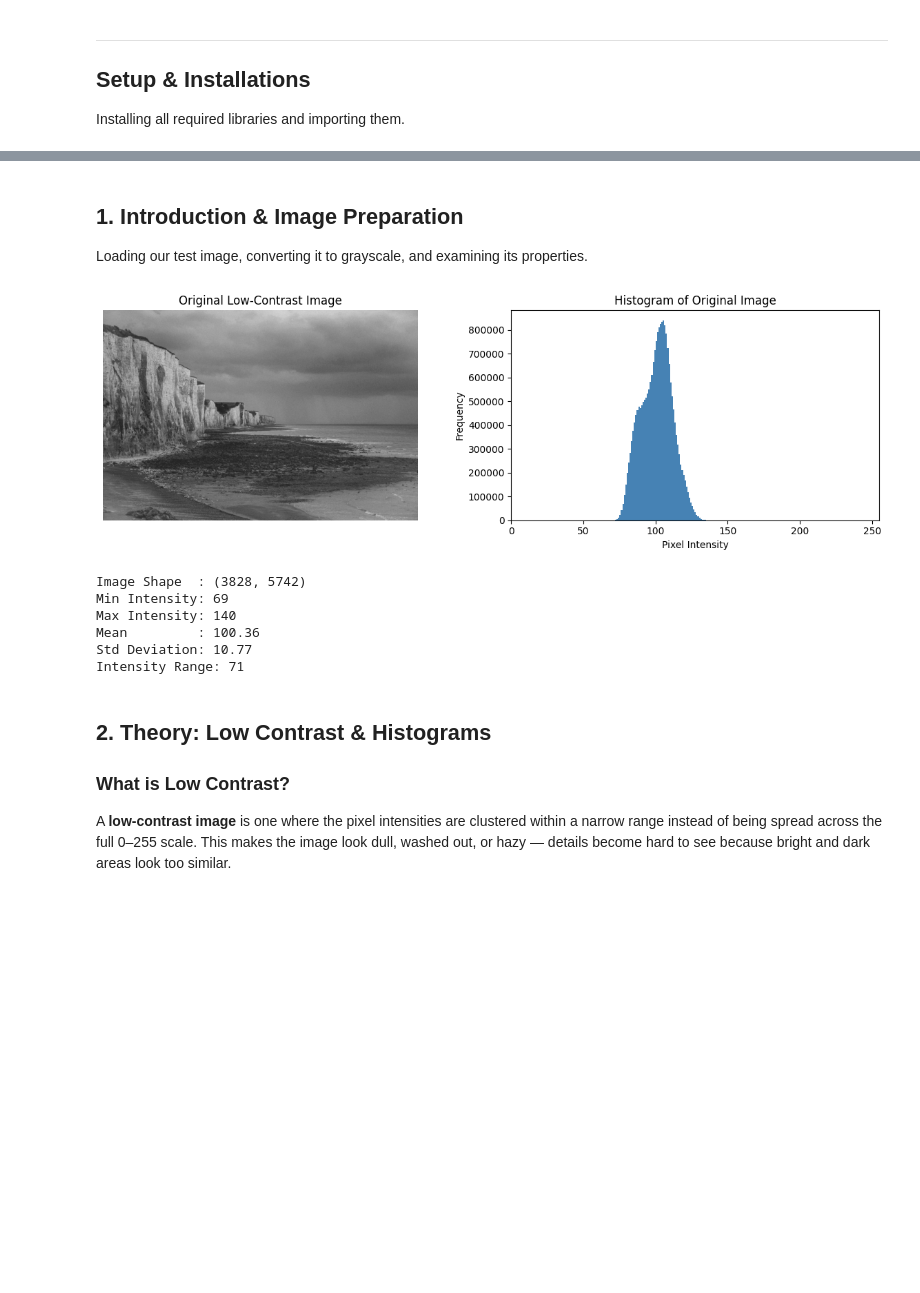
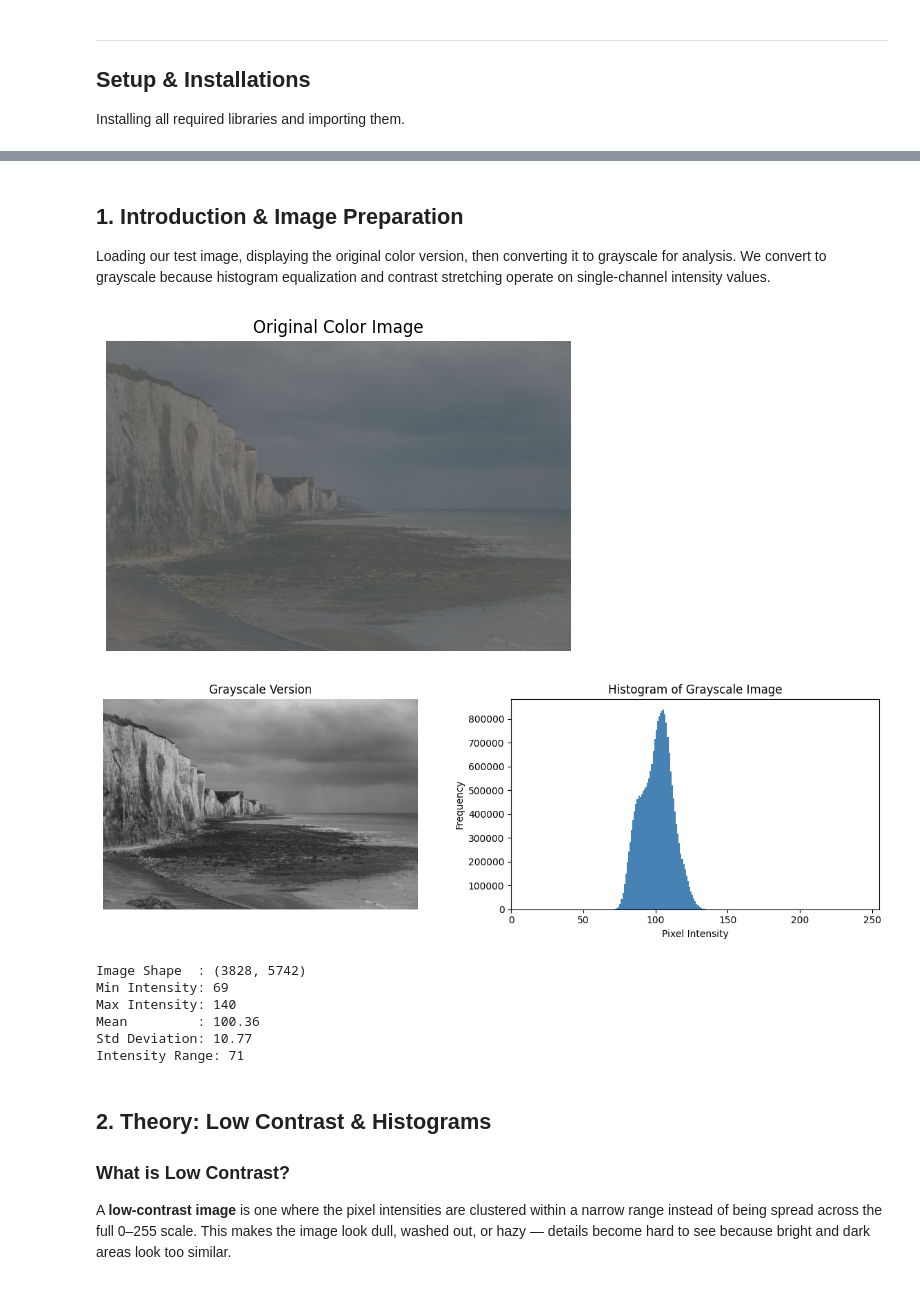
Before and after one commit to DCIT407-IMAGE-PROCESSING/Group_3, a Jupyter notebook: DCIT_407_Project_Group.ipynb, the cells around one changed output, grey strips where cells are left out. Saved outputs shown, nothing was run; the diff lists cells and outputs as text; code cells hidden in the pictures; blank space fills up the shorter version.

Commit message:
Show original color image before grayscale conversion for context

```diff
--- a/DCIT_407_Project_Group.ipynb
+++ b/DCIT_407_Project_Group.ipynb
@@ -22,41 +26,49 @@ image = "https://raw.githubusercontent.com/DCIT407-IMAGE-PROCESSING/Group_3/main
 # %% [markdown]
 ## 1. Introduction & Image Preparation
 
-Loading our test image, converting it to grayscale, and examining its properties.
+Loading our test image, displaying the original color version, then converting it to grayscale for analysis. We convert to grayscale because histogram equalization and contrast stretching operate on single-channel intensity values.
 # %%
 # Download image from URL
 resp = urlopen(image)
 img_array = np.asarray(bytearray(resp.read()), dtype=np.uint8)
 img_color = cv2.imdecode(img_array, cv2.IMREAD_COLOR)
 
-# Convert to grayscale
+# Show the original color image first
+plt.figure(figsize=(6, 5))
+plt.imshow(cv2.cvtColor(img_color, cv2.COLOR_BGR2RGB))
+plt.title("Original Color Image")
+plt.axis('off')
+plt.show()
+
+# Convert to grayscale (required for histogram-based techniques)
 img_gray = cv2.cvtColor(img_color, cv2.COLOR_BGR2GRAY)
 
-# Display image and its histogram side by side
+# Display grayscale image and its histogram side by side
 fig, axes = plt.subplots(1, 2, figsize=(12, 4))
 
 axes[0].imshow(img_gray, cmap='gray')
-axes[0].set_title("Original Low-Contrast Image")
+axes[0].set_title("Grayscale Version")
 axes[0].axis('off')
 
 axes[1].hist(img_gray.ravel(), bins=256, range=(0, 256), color='steelblue', edgecolor='none')
-axes[1].set_title("Histogram of Original Image")
+axes[1].set_title("Histogram of Grayscale Image")
 axes[1].set_xlabel("Pixel Intensity")
 axes[1].set_ylabel("Frequency")
 axes[1].set_xlim([0, 255])
 
 plt.tight_layout()
 plt.show()
 
 # Print basic statistics
 print(f"Image Shape  : {img_gray.shape}")
 print(f"Min Intensity: {img_gray.min()}")
 print(f"Max Intensity: {img_gray.max()}")
 print(f"Mean         : {img_gray.mean():.2f}")
 print(f"Std Deviation: {img_gray.std():.2f}")
 print(f"Intensity Range: {img_gray.max() - img_gray.min()}")
 # %% [output]
-[figure, old version]
+[figure, new version]
+[figure, added]
 Image Shape  : (3828, 5742)
 Min Intensity: 69
 Max Intensity: 140
```
Also changed, not shown: parts of 1 cell of this notebook.
